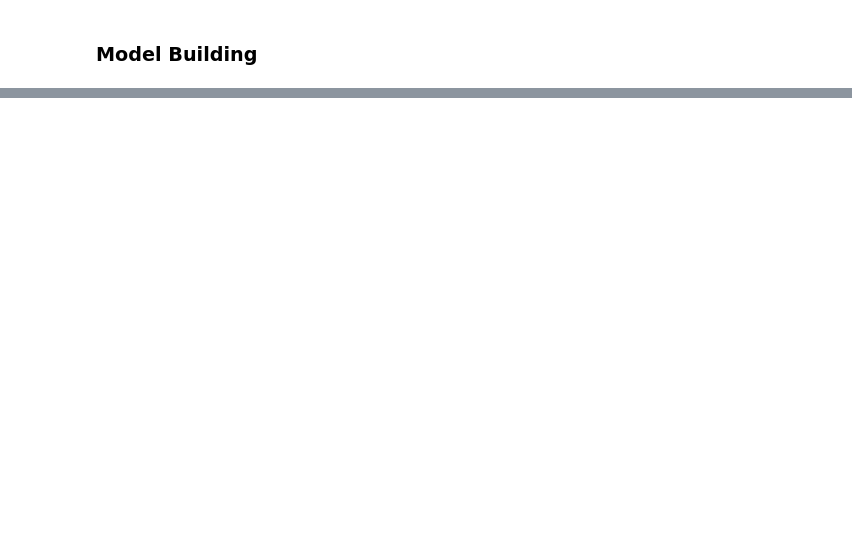
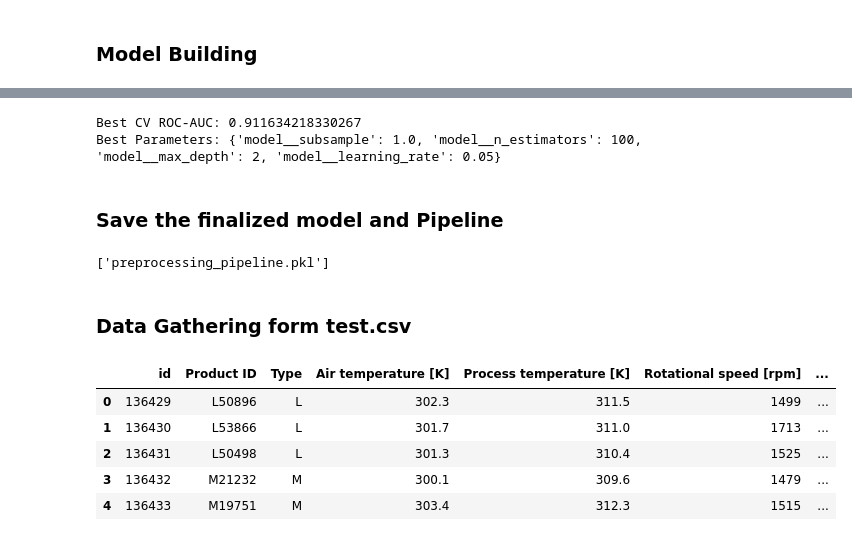
Before and after one commit to sakshichaudhari30/Machine-Learning-1633, a Jupyter notebook: Logistic Regression/Machine Failure Prediction Classifiication.ipynb, the cells around one changed output, grey strips where cells are left out. Drawn from its saved outputs; the diff is of its cells as text; code cells hidden in the pictures; blank space fills up the shorter version.

```diff
--- a/Logistic Regression/Machine Failure Prediction Classifiication.ipynb
+++ b/Logistic Regression/Machine Failure Prediction Classifiication.ipynb
@@ -507,0 +747,28 @@ xtest_pre = pre.transform(xtest)
+# %%
+print("Best CV ROC-AUC:", random_search.best_score_)
+print("Best Parameters:", random_search.best_params_)
+# %% [output]
+Best CV ROC-AUC: 0.911634218330267
+Best Parameters: {'model__subsample': 1.0, 'model__n_estimators': 100, 'model__max_depth': 2, 'model__learning_rate': 0.05}
+# %% [markdown]
+### Save the finalized model and Pipeline
+# %%
+import joblib
+# Save Model
+joblib.dump(gb, "gradient_boosting_model.pkl")
+# Save preproccing Pipeline
+joblib.dump(pre, "preprocessing_pipeline.pkl")
+# %% [output]
+['preprocessing_pipeline.pkl']
+# %% [markdown]
+### Data Gathering form test.csv
+# %%
+test = pd.read_csv(r"C:\Users\Sakshi\Downloads\test.csv")
+test.head()
+# %% [output]
+|  | id | Product ID | Type | Air temperature [K] | Process temperature [K] | Rotational speed [rpm] | ... |
+| 0 | 136429 | L50896 | L | 302.3 | 311.5 | 1499 | ... |
+| 1 | 136430 | L53866 | L | 301.7 | 311.0 | 1713 | ... |
+| 2 | 136431 | L50498 | L | 301.3 | 310.4 | 1525 | ... |
+| 3 | 136432 | M21232 | M | 300.1 | 309.6 | 1479 | ... |
+| 4 | 136433 | M19751 | M | 303.4 | 312.3 | 1515 | ... |
```
Also changed, not shown: parts of 42 cells of this notebook, 4 other files.
